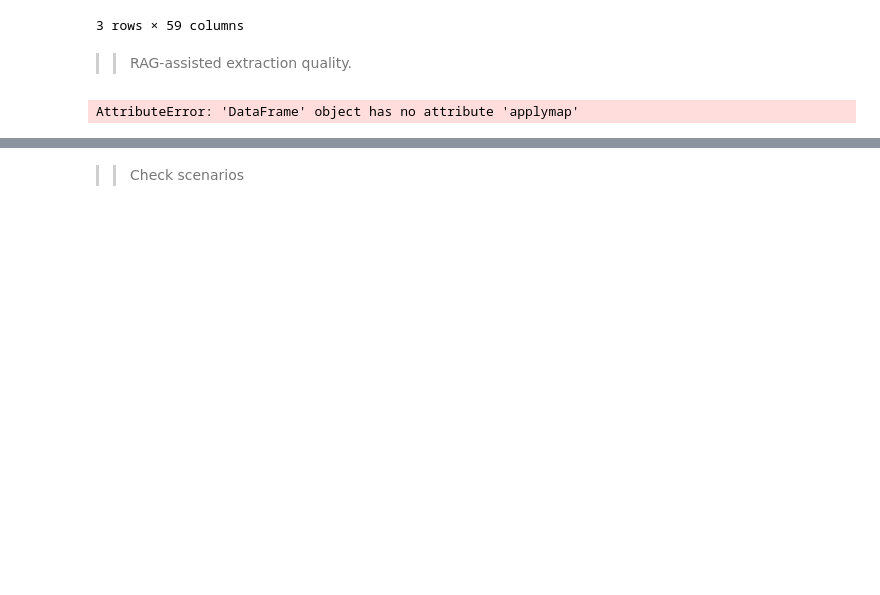
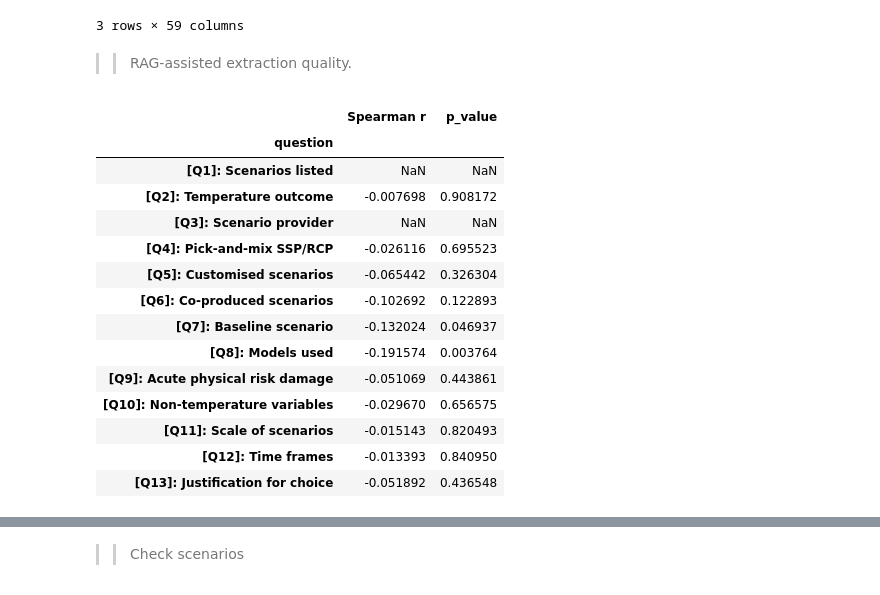
Before and after one commit to quyennguyen2201/LLM_climaterisk_2026, a Jupyter notebook: 00_scripts/3-rag_result.ipynb, the cells around one changed output, grey strips where cells are left out. Drawn from its saved outputs; the diff is of its cells as text; code cells hidden in the pictures; blank space fills up the shorter version.

```diff
--- a/00_scripts/3-rag_result.ipynb
+++ b/00_scripts/3-rag_result.ipynb
@@ -659,37 +659,51 @@ conf_summary.columns = [col_to_label(c) for c in conf_summary.columns]
 level_order  = [l for l in ['high', 'medium', 'low', 'unknown'] if l in conf_summary.index]
 conf_summary = conf_summary.reindex(level_order)
 
-found_summary = llm_results[answer_cols].applymap(found_flag).apply(pd.Series.value_counts).fillna(0).astype(int)
+found_summary = llm_results[answer_cols].map(found_flag).apply(pd.Series.value_counts).fillna(0).astype(int)
 found_summary.columns = [col_to_label(c.replace('_answer', '_confidence')) for c in found_summary.columns]
 
 # Turn confidence score and found score into numeric
 CONF_SCORE = {'high': 3, 'medium': 2, 'low': 1, 'unknown': 0}
 conf_numeric  = llm_results[conf_cols].apply(lambda col: col.map(CONF_SCORE))
 found_numeric = llm_results[answer_cols].map(found_flag).apply(lambda col: col.map({'found': 1, 'not_found': 0}))
 conf_numeric.columns  = [c.replace('_confidence', '') for c in conf_cols]
 found_numeric.columns = [c.replace('_answer', '')     for c in answer_cols]
 common_cols = [c for c in conf_numeric.columns if c in found_numeric.columns]
 
 
 corr_records = []
 for col in common_cols:
     x = conf_numeric[col]
     y = found_numeric[col]
     mask = x.notna() & y.notna()
     if mask.sum() >= 2:
         r, p = spearmanr(x[mask], y[mask])
     else:
         r, p = np.nan, np.nan
     corr_records.append({
         'question': col_to_label(f'{col}_confidence'),
         'Spearman r': r,
         'p_value': p,
     })
 
 corr_df = pd.DataFrame(corr_records).set_index('question')
 corr_df
 # %% [output]
-AttributeError: 'DataFrame' object has no attribute 'applymap'
+|  | Spearman r | p_value |
+| question |  |  |
+| [Q1]: Scenarios listed | NaN | NaN |
+| [Q2]: Temperature outcome | -0.007698 | 0.908172 |
+| [Q3]: Scenario provider | NaN | NaN |
+| [Q4]: Pick-and-mix SSP/RCP | -0.026116 | 0.695523 |
+| [Q5]: Customised scenarios | -0.065442 | 0.326304 |
+| [Q6]: Co-produced scenarios | -0.102692 | 0.122893 |
+| [Q7]: Baseline scenario | -0.132024 | 0.046937 |
+| [Q8]: Models used | -0.191574 | 0.003764 |
+| [Q9]: Acute physical risk damage | -0.051069 | 0.443861 |
+| [Q10]: Non-temperature variables | -0.029670 | 0.656575 |
+| [Q11]: Scale of scenarios | -0.015143 | 0.820493 |
+| [Q12]: Time frames | -0.013393 | 0.840950 |
+| [Q13]: Justification for choice | -0.051892 | 0.436548 |
 # %%
 
 # ── Figure ─────────────────────────────────────────────────────────────────────
```
Also changed, not shown: parts of 5 cells of this notebook, 2 other files.
